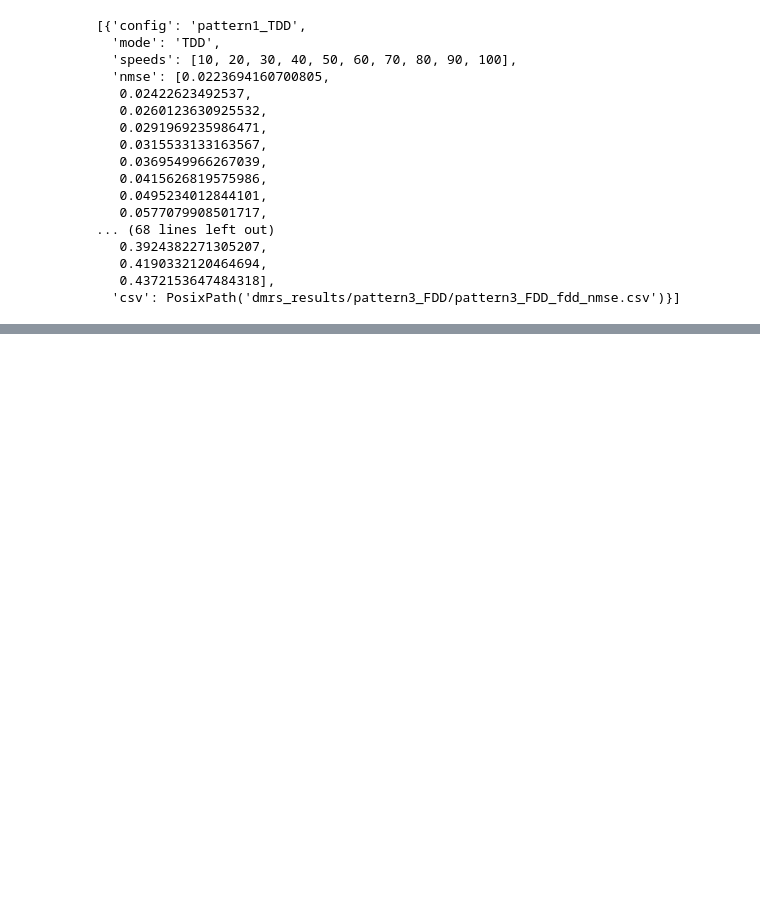
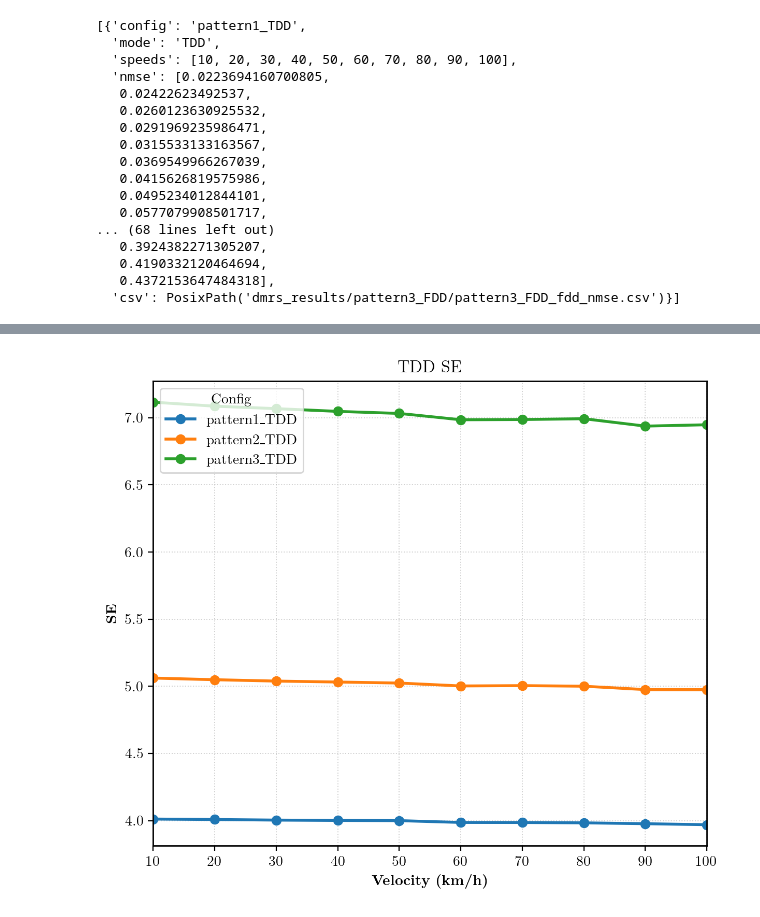
Before and after one commit to aladinD/MambaCSP, a Jupyter notebook: plots_dmrs.ipynb, the cells around one changed output, grey strips where cells are left out. Saved outputs shown, nothing was run; the diff lists cells and outputs as text; code cells hidden in the pictures; blank space fills up the shorter version.

```diff
--- a/plots_dmrs.ipynb
+++ b/plots_dmrs.ipynb
@@ -112,0 +227,5 @@ else:
+# %%
+# SE (TDD)
+plot_metric(records, mode="TDD", metric="se", ylog=False, title="TDD SE")
+# %% [output]
+[figure, added]
```
Also changed, not shown: parts of 10 cells of this notebook.
